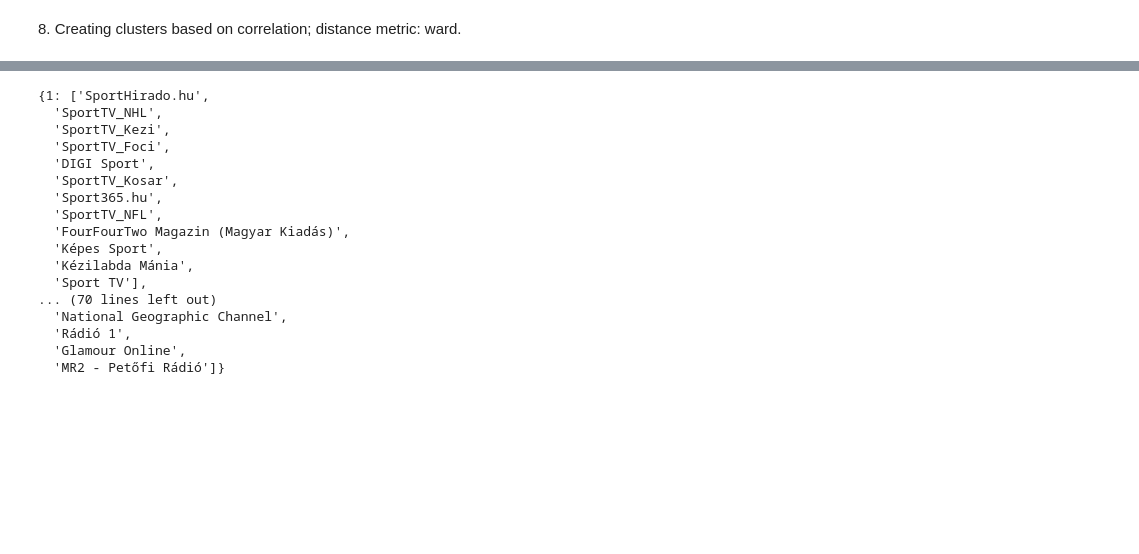
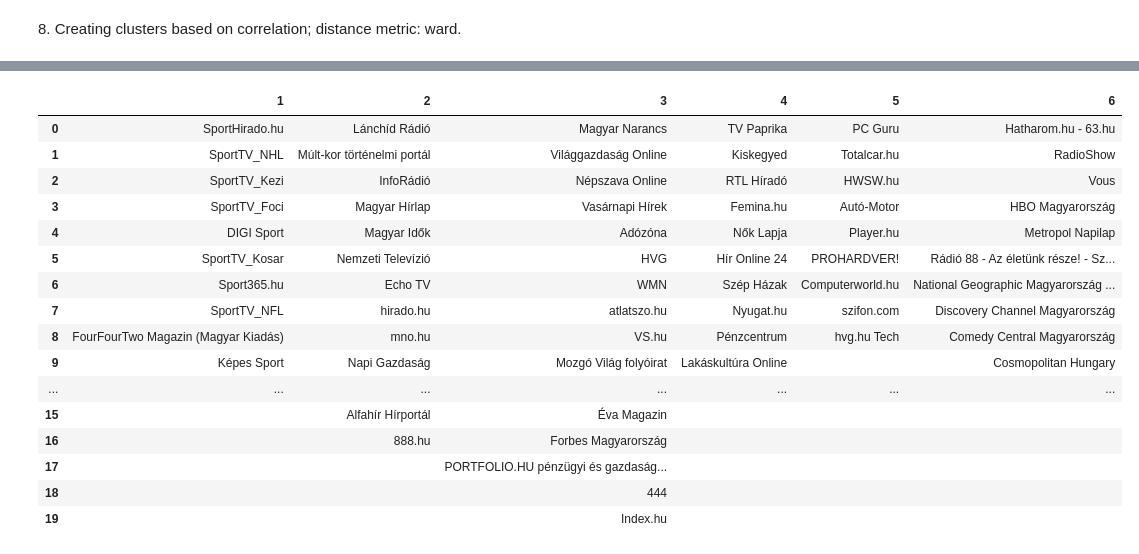
Before and after one commit to peterduronelly/capstone, a Jupyter notebook: 41 Media Pages _ Building Clusters.ipynb, the cells around one changed output, grey strips where cells are left out. Saved outputs shown, nothing was run; the diff lists cells and outputs as text; code cells hidden in the pictures; blank space fills up the shorter version.

```diff
--- a/41 Media Pages _ Building Clusters.ipynb
+++ b/41 Media Pages _ Building Clusters.ipynb
@@ -245,8 +234,6 @@ l = [] # list for upper triangular (ex-diagonal) values
 for i in range(0, mx_corr.shape[0]):
     for j in range(i + 1, mx_corr.shape[0]):
         l.append(mx_corr[i,j])
-# %%
-Z = linkage(l, method='ward')
 # %%
 k=6
 scipy_hier_labels = fcluster(Z, k, criterion='maxclust')
@@ -278,23 +249,31 @@ for element in list(set(scipy_hier_labels.tolist())):
 
 for i in range(len(clusters)):
     clusters_as_dictionary[clusters.loc[i][0]].append(clusters.loc[i][1])
-# %%
-clusters_as_dictionary
-# %% [output]
-{1: ['SportHirado.hu',
-  'SportTV_NHL',
-  'SportTV_Kezi',
-  'SportTV_Foci',
-  'DIGI Sport',
-  'SportTV_Kosar',
-  'Sport365.hu',
-  'SportTV_NFL',
-  'FourFourTwo Magazin (Magyar Kiadás)',
-  'Képes Sport',
-  'Kézilabda Mánia',
-  'Sport TV'],
-... (70 lines left out)
-  'National Geographic Channel',
-  'Rádió 1',
-  'Glamour Online',
-  'MR2 - Petőfi Rádió']}
+# %%
+table = pd.DataFrame()
+
+for key in clusters_as_dictionary.keys():
+    table = pd.concat([table, pd.Series(clusters_as_dictionary[key])], ignore_index = True, axis = 1)
+# %%
+table.columns = list(range(1,7))
+table = table.fillna(value = '')
+# %%
+table
+# %% [output]
+|  | 1 | 2 | 3 | 4 | 5 | 6 |
+| 0 | SportHirado.hu | Lánchíd Rádió | Magyar Narancs | TV Paprika | PC Guru | Hatharom.hu - 63.hu |
+| 1 | SportTV_NHL | Múlt-kor történelmi portál | Világgazdaság Online | Kiskegyed | Totalcar.hu | RadioShow |
+| 2 | SportTV_Kezi | InfoRádió | Népszava Online | RTL Híradó | HWSW.hu | Vous |
+| 3 | SportTV_Foci | Magyar Hírlap | Vasárnapi Hírek | Femina.hu | Autó-Motor | HBO Magyarország |
+| 4 | DIGI Sport | Magyar Idők | Adózóna | Nők Lapja | Player.hu | Metropol Napilap |
+| 5 | SportTV_Kosar | Nemzeti Televízió | HVG | Hír Online 24 | PROHARDVER! | Rádió 88 - Az életünk része! - Sz... |
+| 6 | Sport365.hu | Echo TV | WMN | Szép Házak | Computerworld.hu | National Geographic Magyarország ... |
+| 7 | SportTV_NFL | hirado.hu | atlatszo.hu | Nyugat.hu | szifon.com | Discovery Channel Magyarország |
+| 8 | FourFourTwo Magazin (Magyar Kiadás) | mno.hu | VS.hu | Pénzcentrum | hvg.hu Tech | Comedy Central Magyarország |
+| 9 | Képes Sport | Napi Gazdaság | Mozgó Világ folyóirat | Lakáskultúra Online |  | Cosmopolitan Hungary |
+| ... | ... | ... | ... | ... | ... | ... |
+| 15 |  | Alfahír Hírportál | Éva Magazin |  |  |  |
+| 16 |  | 888.hu | Forbes Magyarország |  |  |  |
+| 17 |  |  | PORTFOLIO.HU pénzügyi és gazdaság... |  |  |  |
+| 18 |  |  | 444 |  |  |  |
+| 19 |  |  | Index.hu |  |  |  |
```
Also changed, not shown: parts of 7 cells of this notebook, 1 other file.
